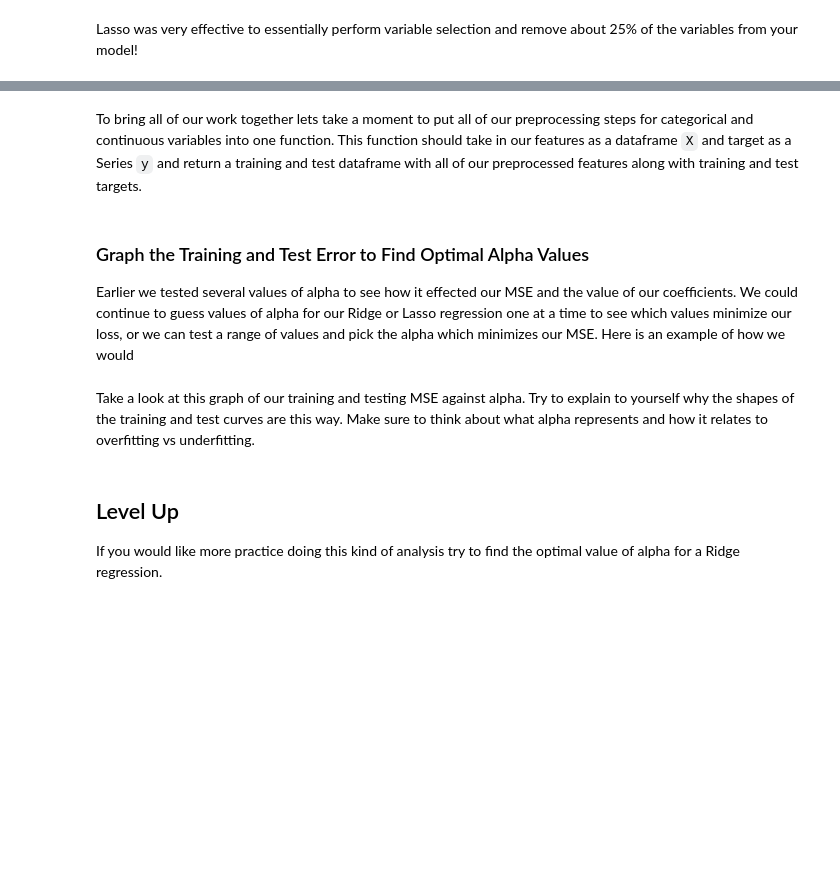
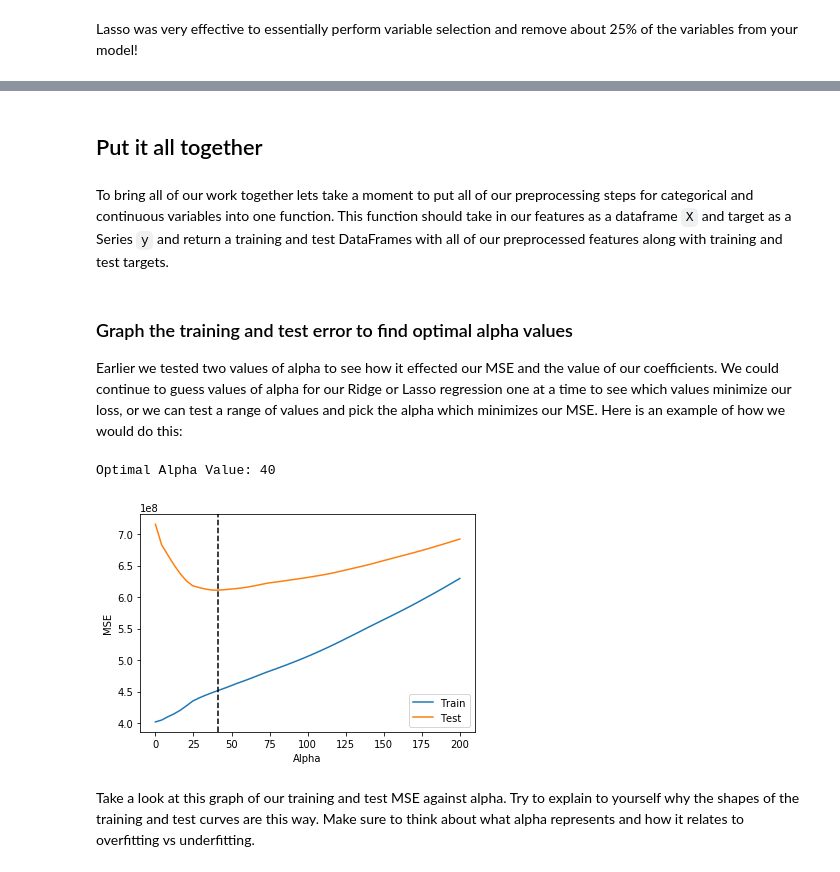
Before and after one commit to learn-co-curriculum/dsc-ridge-and-lasso-regression-lab, a Jupyter notebook: index.ipynb, the cells around one changed output, grey strips where cells are left out. Cells and saved outputs as stored; diff of their text form; code cells hidden in the pictures; blank space fills up the shorter version.

```diff
--- a/index.ipynb
+++ b/index.ipynb
@@ -138,13 +145,14 @@ X_test_cat.fillna(value='missing', inplace=True)
 # %%
 from sklearn.preprocessing import OneHotEncoder
 
-# OneHotEncode Categorical variables
+# OneHotEncode categorical variables
 ohe = OneHotEncoder(handle_unknown='ignore')
-ohe.fit(X_train_cat)
 
-X_train_ohe = ohe.transform(X_train_cat)
+# Transform training and test sets
+X_train_ohe = ohe.fit_transform(X_train_cat)
 X_test_ohe = ohe.transform(X_test_cat)
 
+# Convert these columns into a DataFrame
 columns = ohe.get_feature_names(input_features=X_train_cat.columns)
 cat_train_df = pd.DataFrame(X_train_ohe.todense(), columns=columns)
 cat_test_df = pd.DataFrame(X_test_ohe.todense(), columns=columns)
@@ -271,5 +281,7 @@ sum(abs(lasso.coef_) < 10**(-10))/ len(lasso.coef_)
+# %% [markdown]
+## Put it all together
 # %% [markdown]
-To bring all of our work together lets take a moment to put all of our preprocessing steps for categorical and continuous variables into one function. This function should take in our features as a dataframe `X` and target as a Series `y` and return a training and test dataframe with all of our preprocessed features along with training and test targets.
+To bring all of our work together lets take a moment to put all of our preprocessing steps for categorical and continuous variables into one function. This function should take in our features as a dataframe `X` and target as a Series `y` and return a training and test DataFrames with all of our preprocessed features along with training and test targets.
 # %%
 def preprocess(X, y):
     '''Takes in features and target and implements all preprocessing steps for categorical and continuous features returning
@@ -324,11 +333,47 @@ def preprocess(X, y):
 
     return X_train_all, X_test_all, y_train, y_test
 # %% [markdown]
-### Graph the Training and Test Error to Find Optimal Alpha Values
+### Graph the training and test error to find optimal alpha values
 
-Earlier we tested several values of alpha to see how it effected our MSE and the value of our coefficients. We could continue to guess values of alpha for our Ridge or Lasso regression one at a time to see which values minimize our loss, or we can test a range of values and pick the alpha which minimizes our MSE. Here is an example of how we would
+Earlier we tested two values of alpha to see how it effected our MSE and the value of our coefficients. We could continue to guess values of alpha for our Ridge or Lasso regression one at a time to see which values minimize our loss, or we can test a range of values and pick the alpha which minimizes our MSE. Here is an example of how we would do this:
+# %%
+X_train_all, X_test_all, y_train, y_test = preprocess(X, y)
+
+train_mse = []
+test_mse = []
+alphas = []
+
+for alpha in np.linspace(0, 200, num=50):
+    lasso = Lasso(alpha=alpha)
+    lasso.fit(X_train_all, y_train)
+
+    train_preds = lasso.predict(X_train_all)
+    train_mse.append(mean_squared_error(y_train, train_preds))
+
+    test_preds = lasso.predict(X_test_all)
+    test_mse.append(mean_squared_error(y_test, test_preds))
+
+    alphas.append(alpha)
+# %%
+import matplotlib.pyplot as plt
+%matplotlib inline
+
+fig, ax = plt.subplots()
+ax.plot(alphas, train_mse, label='Train')
+ax.plot(alphas, test_mse, label='Test')
+ax.set_xlabel('Alpha')
+ax.set_ylabel('MSE')
+
+# np.argmin() returns the index of the minimum value in a list
+optimal_alpha = alphas[np.argmin(test_mse)]
+
+# Add a vertical line where the test MSE is minimized
+ax.axvline(optimal_alpha, color='black', linestyle='--')
+ax.legend();
+
+print(f'Optimal Alpha Value: {int(optimal_alpha)}')
+# %% [output]
+Optimal Alpha Value: 40
+[figure, added]
 # %% [markdown]
-Take a look at this graph of our training and testing MSE against alpha. Try to explain to yourself why the shapes of the training and test curves are this way. Make sure to think about what alpha represents and how it relates to overfitting vs underfitting.
+Take a look at this graph of our training and test MSE against alpha. Try to explain to yourself why the shapes of the training and test curves are this way. Make sure to think about what alpha represents and how it relates to overfitting vs underfitting.
-# %% [markdown]
-## Level Up
-If you would like more practice doing this kind of analysis try to find the optimal value of alpha for a Ridge regression.
```
Also changed, not shown: parts of 47 cells of this notebook, 2 other files.
